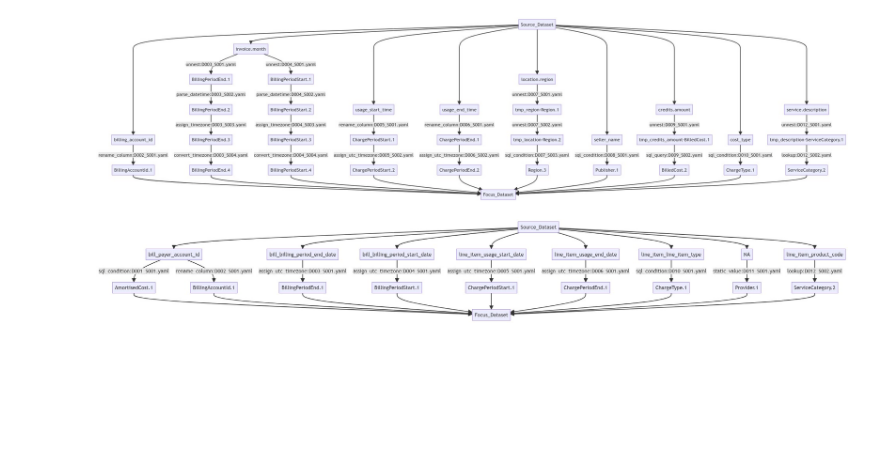
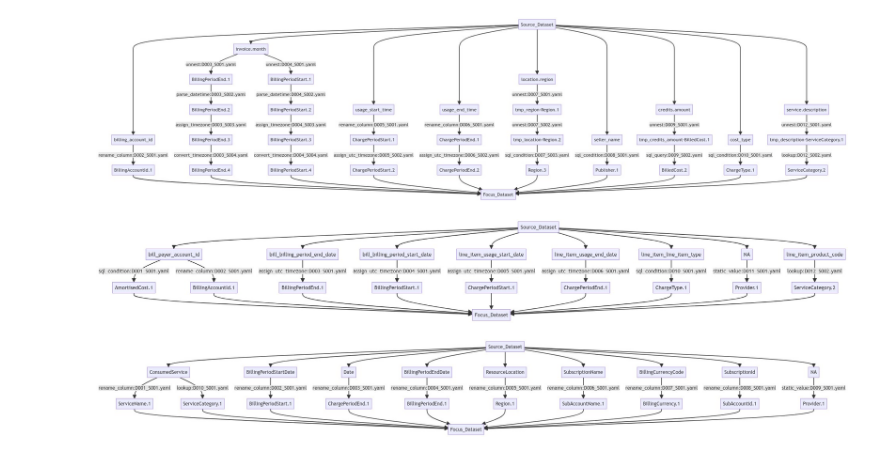
Before and after one commit to finopsfoundation/focus_converters, a Jupyter notebook: focus_converter_base/notebooks/visualize_plans.ipynb, the cells around one changed output. Saved outputs shown, nothing was run; the diff lists cells and outputs as text; code cells hidden in the pictures; blank space fills up the shorter version.

```diff
--- a/focus_converter_base/notebooks/visualize_plans.ipynb
+++ b/focus_converter_base/notebooks/visualize_plans.ipynb
@@ -32,3 +32,12 @@ converter.prepare_horizontal_conversion_plan(provider="aws")
 display.Image(converter.explain())
 # %% [output]
 [figure]
+# %%
+# Show Azure conversion plan
+
+converter = FocusConverter()
+converter.load_provider_conversion_configs()
+converter.prepare_horizontal_conversion_plan(provider="azure")
+display.Image(converter.explain())
+# %% [output]
+[figure, added]
```
Also changed, not shown: parts of 1 cell of this notebook, 17 other files.
